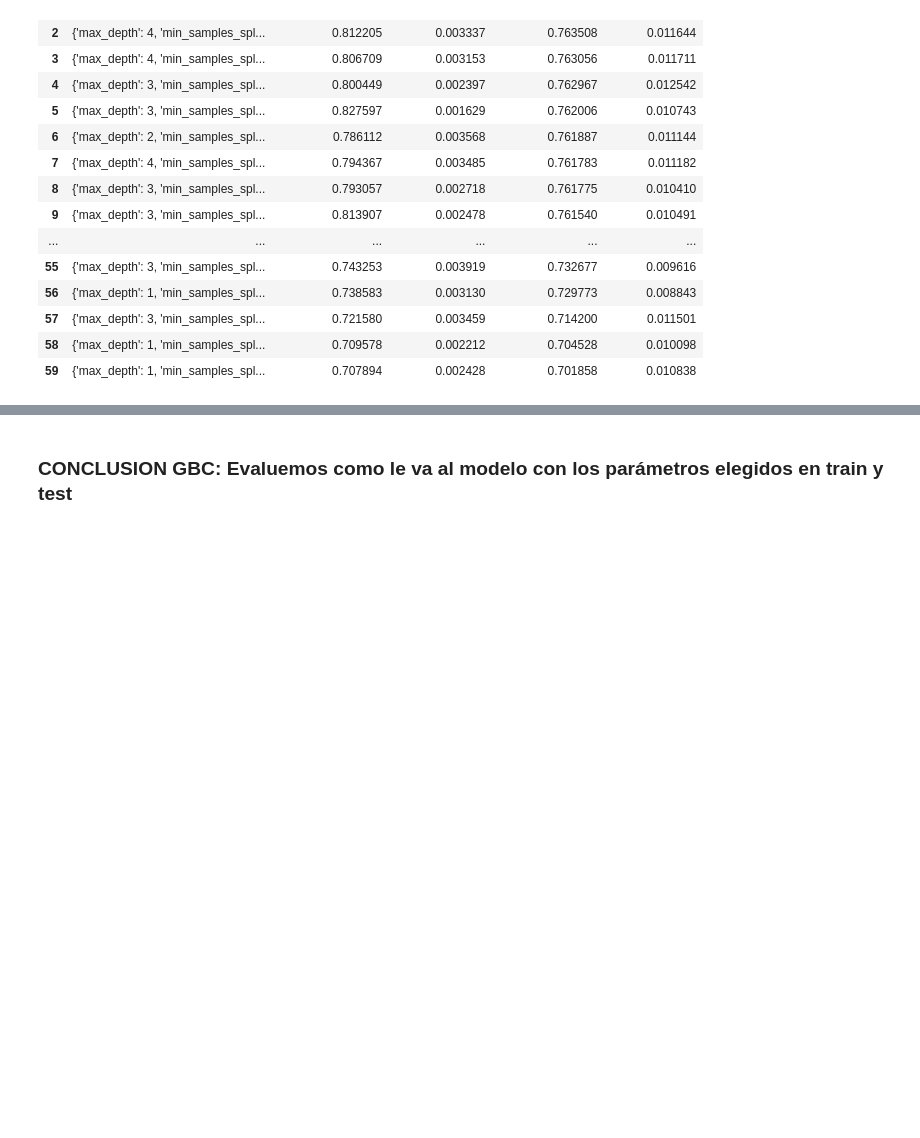
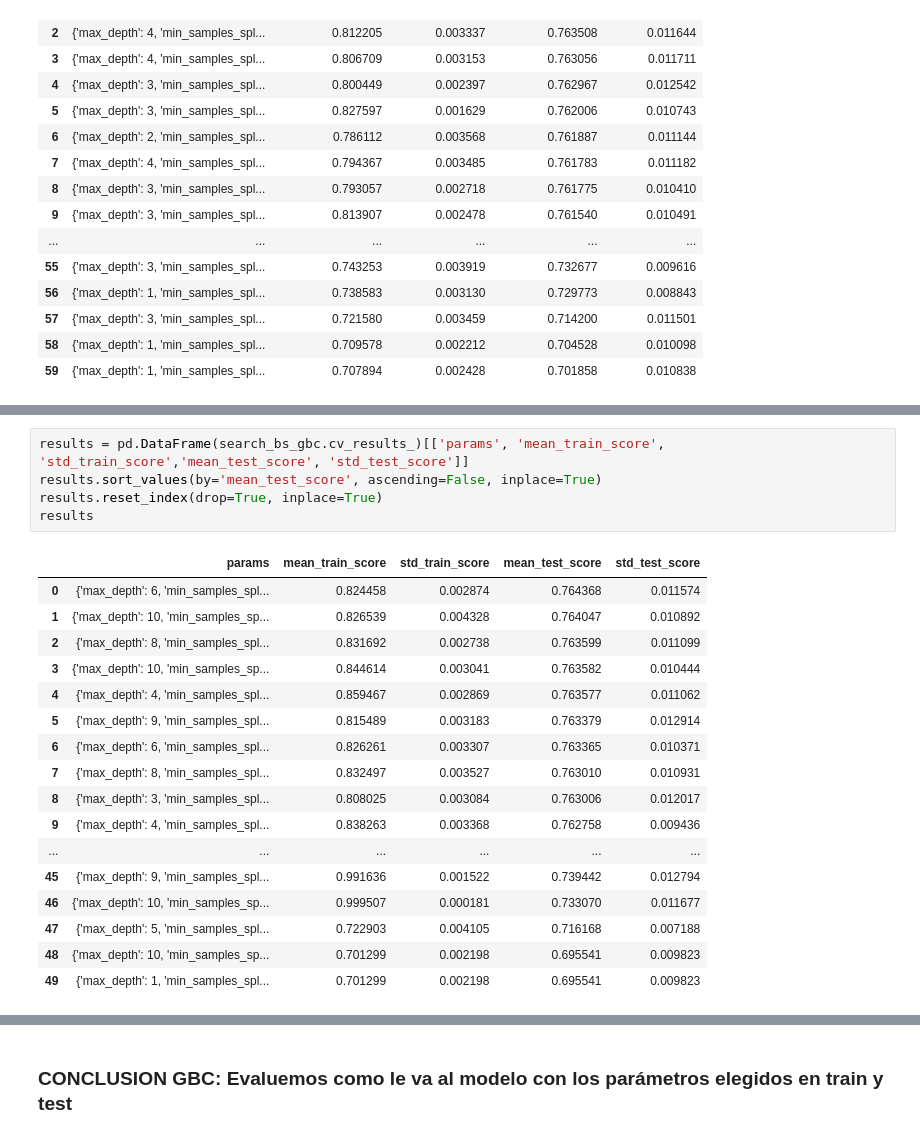
Before and after one commit to jpantojaj/CreditScoring, a Jupyter notebook: Sesión_14_15_Modelos_Machine_Learning.ipynb, the cells around one changed output, grey strips where cells are left out. Saved outputs shown, nothing was run; the diff lists cells and outputs as text; blank space fills up the shorter version.

```diff
--- a/Sesión_14_15_Modelos_Machine_Learning.ipynb
+++ b/Sesión_14_15_Modelos_Machine_Learning.ipynb
@@ -1653,0 +1773,23 @@ Text(0.5, 0, 'Hyperparameter space')
+# %%
+results = pd.DataFrame(search_bs_gbc.cv_results_)[['params', 'mean_train_score', 'std_train_score','mean_test_score', 'std_test_score']]
+results.sort_values(by='mean_test_score', ascending=False, inplace=True)
+results.reset_index(drop=True, inplace=True)
+results
+# %% [output]
+|  | params | mean_train_score | std_train_score | mean_test_score | std_test_score |
+| 0 | {'max_depth': 6, 'min_samples_spl... | 0.824458 | 0.002874 | 0.764368 | 0.011574 |
+| 1 | {'max_depth': 10, 'min_samples_sp... | 0.826539 | 0.004328 | 0.764047 | 0.010892 |
+| 2 | {'max_depth': 8, 'min_samples_spl... | 0.831692 | 0.002738 | 0.763599 | 0.011099 |
+| 3 | {'max_depth': 10, 'min_samples_sp... | 0.844614 | 0.003041 | 0.763582 | 0.010444 |
+| 4 | {'max_depth': 4, 'min_samples_spl... | 0.859467 | 0.002869 | 0.763577 | 0.011062 |
+| 5 | {'max_depth': 9, 'min_samples_spl... | 0.815489 | 0.003183 | 0.763379 | 0.012914 |
+| 6 | {'max_depth': 6, 'min_samples_spl... | 0.826261 | 0.003307 | 0.763365 | 0.010371 |
+| 7 | {'max_depth': 8, 'min_samples_spl... | 0.832497 | 0.003527 | 0.763010 | 0.010931 |
+| 8 | {'max_depth': 3, 'min_samples_spl... | 0.808025 | 0.003084 | 0.763006 | 0.012017 |
+| 9 | {'max_depth': 4, 'min_samples_spl... | 0.838263 | 0.003368 | 0.762758 | 0.009436 |
+| ... | ... | ... | ... | ... | ... |
+| 45 | {'max_depth': 9, 'min_samples_spl... | 0.991636 | 0.001522 | 0.739442 | 0.012794 |
+| 46 | {'max_depth': 10, 'min_samples_sp... | 0.999507 | 0.000181 | 0.733070 | 0.011677 |
+| 47 | {'max_depth': 5, 'min_samples_spl... | 0.722903 | 0.004105 | 0.716168 | 0.007188 |
+| 48 | {'max_depth': 10, 'min_samples_sp... | 0.701299 | 0.002198 | 0.695541 | 0.009823 |
+| 49 | {'max_depth': 1, 'min_samples_spl... | 0.701299 | 0.002198 | 0.695541 | 0.009823 |
```
Also changed, not shown: parts of 111 cells of this notebook.
